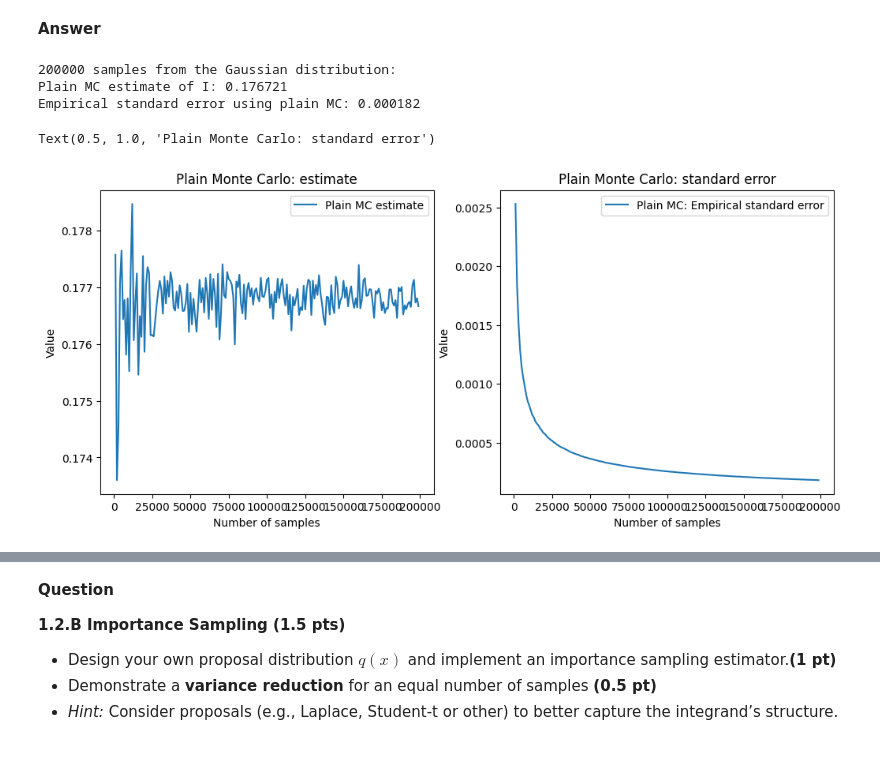
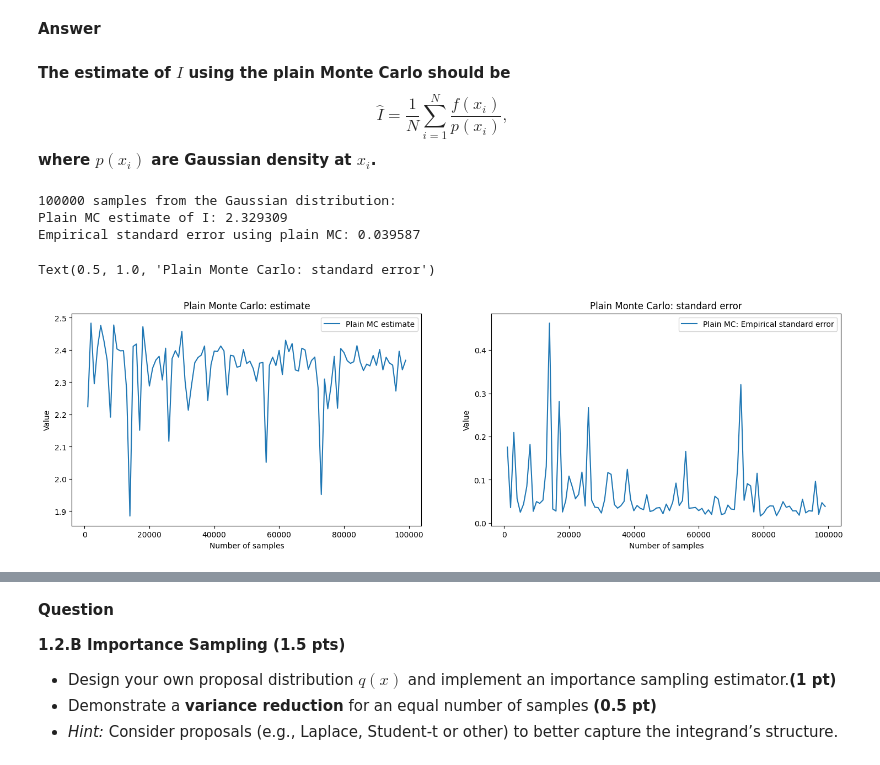
Before and after one commit to Tzu-Liang/COMP64101-Reasoning-and-Learning-under-Uncertainty-Module, a Jupyter notebook: Labs/comp64101_coursework_part1_a49626th.ipynb, the cells around one changed output, grey strips where cells are left out. Drawn from its saved outputs; the diff is of its cells as text; code cells hidden in the pictures.

```diff
--- a/Labs/comp64101_coursework_part1_a49626th.ipynb
+++ b/Labs/comp64101_coursework_part1_a49626th.ipynb
@@ -286,71 +280,84 @@ plt.show()
    - Report your estimate $\hat{I}$ and the **empirical standard error**. Verify that the error decreases as $N$ increases. **(1 pt)**
 # %% [markdown]
 **Answer**
+# %% [markdown]
+**The estimate of $I$ using the plain Monte Carlo should be
+$$\hat{I} = \frac{1}{N}\sum_{i=1}^N\frac{f(x_i)}{p(x_i)},$$
+where $p(x_i)$ are Gaussian density at $x_i$.**
 # %%
-# ============================================================
+from scipy.stats import multivariate_normal as mvn
+
 # Plain Monte Carlo (MC)
-# ============================================================
 def MC_integration(N = 5000):
     '''
     N: numner of samples
     x_samples: samples from a Gaussian distribution N(0, I_2)
     f_x_samples: corresponding function values
     '''
-    I2 = np.eye(2) # 2-dimensional Identity
-    x_samples = np.random.multivariate_normal(np.zeros(2), I2, N) # Samples from bivaraiate normal distribution
+    # 2-dimensional Identity
+    I2 = np.eye(2)
 
+    # Compute f(x), where the samples x are from bivaraiate normal distribution
+    x_samples = np.random.multivariate_normal(np.zeros(2), I2, N)
+    f_x_samples = integrand(x_samples)
 
-    f_x_samples = integrand(x_samples) # f(x) for each sample
+    # Compute Gaussian distribution: p(x)
+    p_dist = mvn(mean= np.zeros(2), cov= I2)
+    p_x_samples = p_dist.pdf(x_samples)
 
+    # Weights: f/p
+    weights = f_x_samples / p_x_samples
 
-    # Estimate I
-    I_hat = np.mean(f_x_samples) # MC estimate
-    std = np.std(f_x_samples) # Standard deviation
-    empirical_SE = np.std(f_x_samples) / np.sqrt(N) # Empirical standard error
+    # MC estimate
+    I_hat = np.mean(weights)
+
+    # Standard deviation and empirical standard error
+    std = np.std(weights)
+    empirical_SE = std / np.sqrt(N)
     return I_hat, empirical_SE
-
-
-n_samples = 200000
-
-
-I_hat, empirical_SE = MC_integration(N = n_samples)
-print(f"{n_samples} samples from the Gaussian distribution:")
-print(f"Plain MC estimate of I: {I_hat:.6f}")
-print(f"Empirical standard error using plain MC: {empirical_SE:.6f}")
-# %% [output]
-200000 samples from the Gaussian distribution:
-Plain MC estimate of I: 0.176721
-Empirical standard error using plain MC: 0.000182
+# %%
+# Number of samples
+n_samples = 100000
+
+I_hat, empirical_SE = MC_integration(N = n_samples)
+print(f"{n_samples} samples from the Gaussian distribution:")
+print(f"Plain MC estimate of I: {I_hat:.6f}")
+print(f"Empirical standard error using plain MC: {empirical_SE:.6f}")
+# %% [output]
+100000 samples from the Gaussian distribution:
+Plain MC estimate of I: 2.329309
+Empirical standard error using plain MC: 0.039587
 # %%
-N = np.arange(1000, n_samples, 1000) # Number of samples
+# Numbers of samples
+N = np.arange(1000, n_samples, 1000)
 
-
+# MC estimates given different numbers of samples
 I_hats = []
 empirical_SEs = []
 for n in N:
     I_hat, empirical_SE = MC_integration(n)
     I_hats.append(I_hat)
     empirical_SEs.append(empirical_SE)
 
 # Visualisation
-plt.figure(figsize=(12,5))
+plt.figure(figsize=(18,5))
 
 # Plain MC estimate
 plt.subplot(1, 2, 1)
 plt.plot(N, I_hats, label = "Plain MC estimate")
 plt.xlabel("Number of samples")
 plt.ylabel("Value")
 plt.legend()
 plt.title("Plain Monte Carlo: estimate")
 
 # Plain MC standard error
 plt.subplot(1,2,2)
 plt.plot(N, empirical_SEs, label = "Plain MC: Empirical standard error")
 plt.xlabel("Number of samples")
 plt.ylabel("Value")
 plt.legend()
 plt.title("Plain Monte Carlo: standard error")
 # %% [output]
 Text(0.5, 1.0, 'Plain Monte Carlo: standard error')
-[figure, old version]
+[figure, new version]
 # %%
```
Also changed, not shown: parts of 28 cells of this notebook.
